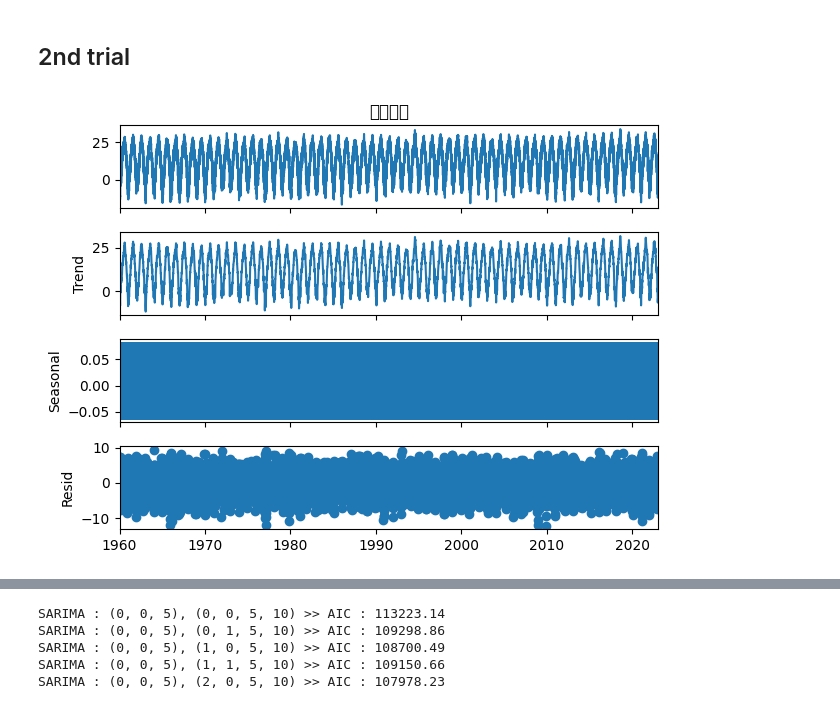
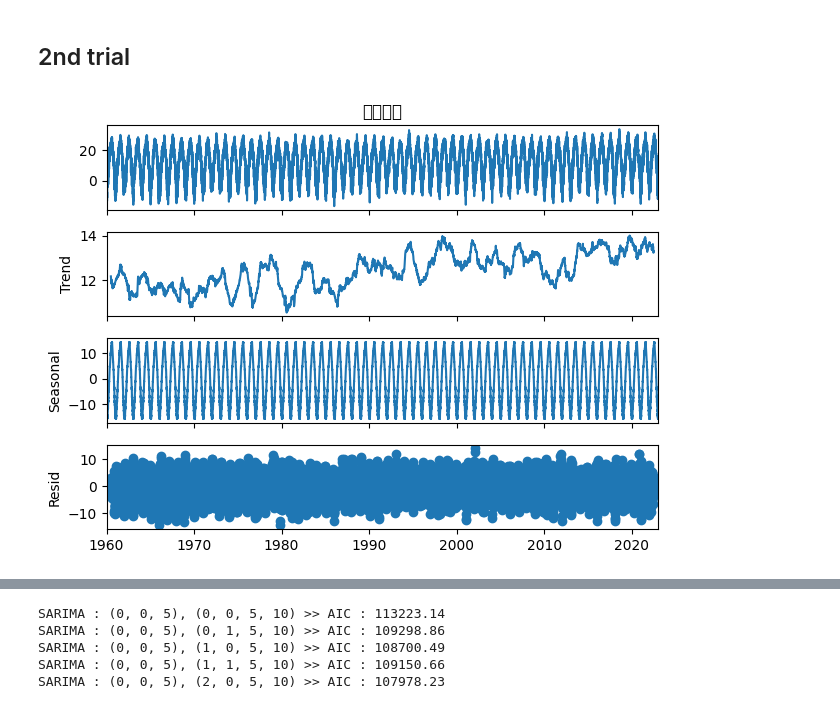
Before and after one commit to syl0702/dacon_seoul_climate, a Jupyter notebook: analysis.ipynb, the cells around one changed output, grey strips where cells are left out. Saved outputs shown, nothing was run; the diff lists cells and outputs as text; code cells hidden in the pictures.

```diff
--- a/analysis.ipynb
+++ b/analysis.ipynb
@@ -411,9 +412,9 @@ forecast_df.to_csv('sub_1.csv', index=False)
 # %%
 from statsmodels.tsa.seasonal import seasonal_decompose
 
 s_revenue = df1.loc[:, '평균기온']
-result = seasonal_decompose(s_revenue, model='additive', period=10)
+result = seasonal_decompose(s_revenue, model='additive', period=365)
 result.plot()
 plt.show()
 # %% [output]
-[figure, old version]
+[figure, new version]
```
Also changed, not shown: parts of 96 cells of this notebook, 5 other files.
